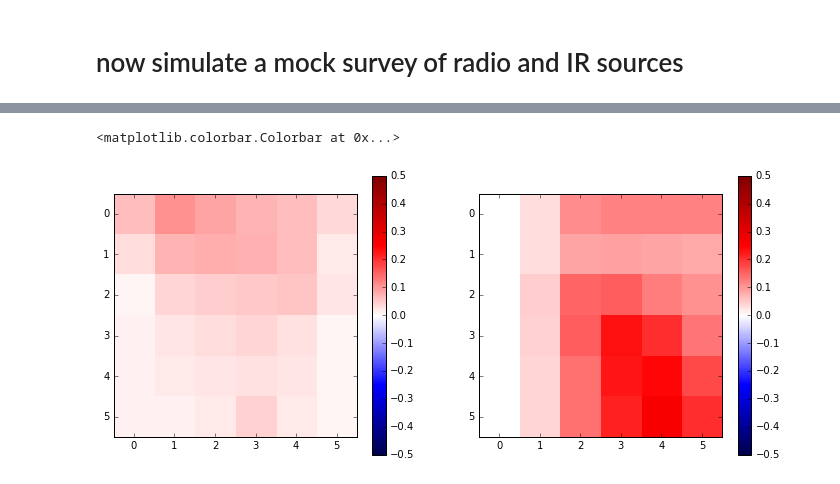
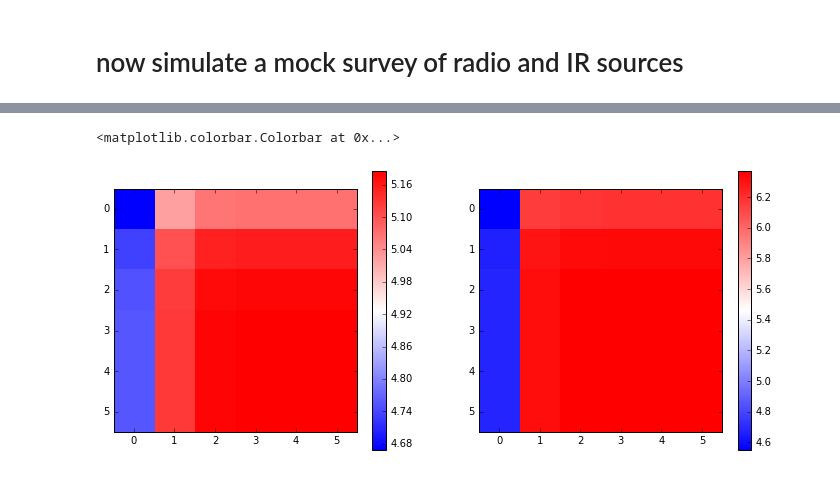
Before and after one commit to abrahamneben/21cmIRxcor, a Jupyter notebook: fg_xcor/agn_and_sf_luminosity_functions_and_survey_sim.ipynb, the cells around one changed output, grey strips where cells are left out. Cells and saved outputs as stored; diff of their text form; code cells hidden in the pictures.

```diff
--- a/fg_xcor/agn_and_sf_luminosity_functions_and_survey_sim.ipynb
+++ b/fg_xcor/agn_and_sf_luminosity_functions_and_survey_sim.ipynb
@@ -298,18 +305,40 @@ array([-2.97014325, -2.66911325, -2.36808325, -2.06705326, -1.76602326,
 # Fir_cuts = [np.percentile(Fir_vals[j],[10,20,30,40,50,60,70,80,90,100]) for j in range(2)]
 # Fir_cuts_mag = [np.percentile(Fir_vals_mag[j],[10,20,30,40,50,60,70,80,90,100]) for j in range(2)]
 
-num_fluxcuts = 6
-Frad_cuts = [np.max(Frad_vals[j])/10.**np.arange(num_fluxcuts)[::-1] for j in range(2)]
-Fir_cuts = [np.max(Fir_vals[j])/10.**np.arange(num_fluxcuts)[::-1] for j in range(2)]
+logjycuts_rad = [-5,-4,-3,-2,-1,0,1,2]
+logjycuts_ir = [-2,-1,0,1,2,3]
 # %%
 # calculate the flux limited correlation values from the mock survey data for comparison
 
 c_for_rad_and_ir_fluxcut_sf_and_agn = [np.zeros((num_fluxcuts,num_fluxcuts)),np.zeros((num_fluxcuts,num_fluxcuts))]
+num_sources_remaining_for_rad_and_ir_fluxcut_sf_and_agn = [np.zeros((num_fluxcuts,num_fluxcuts)),np.zeros((num_fluxcuts,num_fluxcuts))]
 
 for j in range(2):
-    for radcuti in range(num_fluxcuts):
-        for ircuti in range(num_fluxcuts):
-            g = (Frad_vals[j]<Frad_cuts[j][radcuti])&(Fir_vals[j]<Fir_cuts[j][ircuti])
+    for radcuti in range(len(logjycuts_rad)):
+        for ircuti in range(len(logjycuts_ir)):
+            g = (Frad_vals[j]<10.**logjycuts_rad[radcuti])&(Fir_vals[j]<10.**logjycuts_ir[ircuti])
 
             frad,fir = Frad_vals[j][g],Fir_vals[j][g]
             c_for_rad_and_ir_fluxcut_sf_and_agn[j][radcuti,ircuti] = (mean(frad*fir)-mean(frad)*mean(fir))/np.sqrt((mean(frad**2)-mean(frad)**2)*(mean(fir**2)-mean(fir)**2))
+            num_sources_remaining_for_rad_and_ir_fluxcut_sf_and_agn[j][radcuti,ircuti] = np.sum(g)
+# %%
+plt.figure(figsize=(12,3))
+matplotlib.rcParams.update({'font.size': 12})
+
+e = [min(logjycuts_rad),max(logjycuts_rad),min(logjycuts_ir),max(logjycuts_ir)]
+
+plt.subplot(121)
+plt.imshow(c_for_rad_and_ir_fluxcut_sf_and_agn[0],interpolation='nearest',cmap='bwr',vmin=-.2,vmax=.2,extent=e)
+plt.colorbar()
+plt.title('1.4GHz-8um AGN correlation')
+plt.xlabel('log(max 1.4GHz flux, Jy)')
+plt.ylabel('log(max 8um flux, Jy)')
+
+plt.subplot(122)
+plt.imshow(c_for_rad_and_ir_fluxcut_sf_and_agn[1],interpolation='nearest',cmap='bwr',vmin=-.2,vmax=.2,extent=e)
+plt.colorbar()
+plt.title('1.4GHz-8um SF correlation')
+plt.xlabel('log(max 1.4GHz flux, Jy)')
+plt.ylabel('log(max 8um flux, Jy)')
+
+plt.savefig('sim_correlation_agn_and_sf.pdf',bbox_inches='tight')
@@ -316,13 +347,13 @@ for j in range(2):
 # %%
 plt.figure(figsize=(12,5))
 
 plt.subplot(121)
-plt.imshow(c_for_rad_and_ir_fluxcut_sf_and_agn[0],interpolation='nearest',cmap='seismic',vmin=-.5,vmax=.5)
+plt.imshow(np.log10(num_sources_remaining_for_rad_and_ir_fluxcut_sf_and_agn[0]),interpolation='nearest',cmap='bwr')
 plt.colorbar()
 
 plt.subplot(122)
-plt.imshow(c_for_rad_and_ir_fluxcut_sf_and_agn[1],interpolation='nearest',cmap='seismic',vmin=-.5,vmax=.5)
+plt.imshow(np.log10(num_sources_remaining_for_rad_and_ir_fluxcut_sf_and_agn[1]),interpolation='nearest',cmap='bwr')
 plt.colorbar()
 # %% [output]
 <matplotlib.colorbar.Colorbar at 0x...>
-[figure, old version]
+[figure, new version]
```
Also changed, not shown: parts of 6 cells of this notebook, 2 other files.
